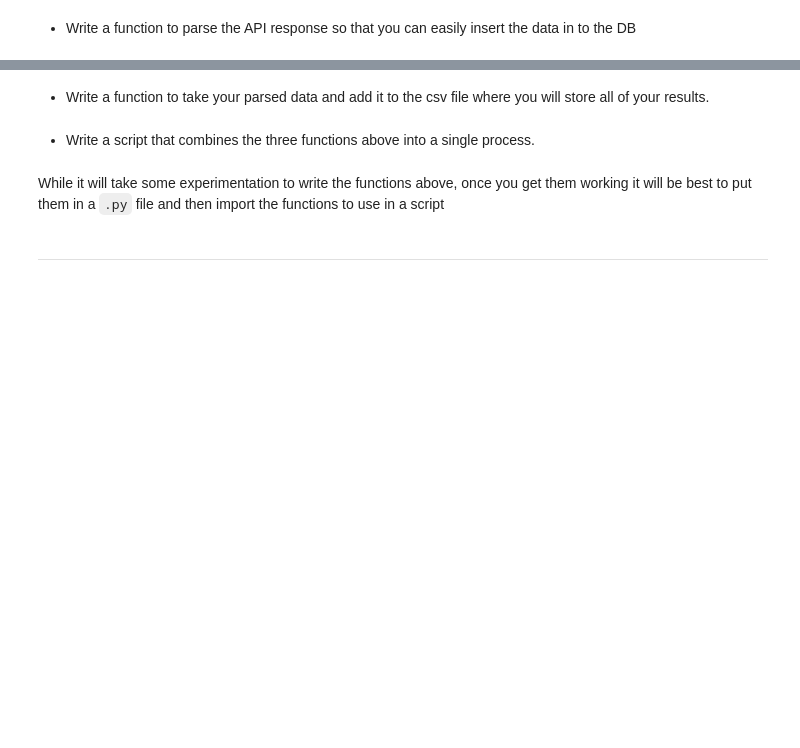
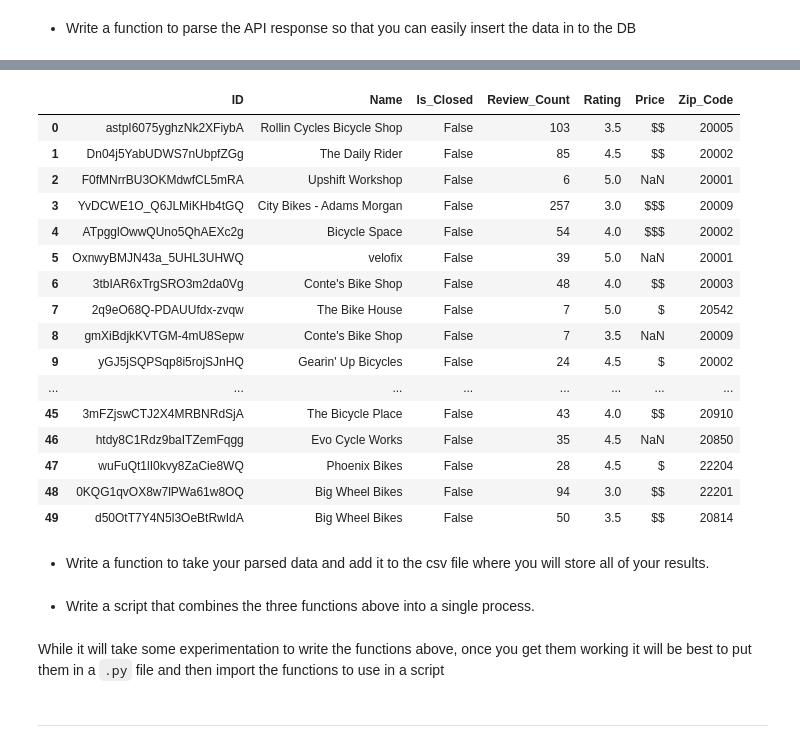
Before and after one commit to AdamCumurcu/ds-east-042621-lectures, a Jupyter notebook: Phase_1/phase-1-project-yelp/Data_Acquisition_Process.ipynb, the cells around one changed output, grey strips where cells are left out. Saved outputs shown, nothing was run; the diff lists cells and outputs as text; code cells hidden in the pictures; blank space fills up the shorter version.

```diff
--- a/Phase_1/phase-1-project-yelp/Data_Acquisition_Process.ipynb
+++ b/Phase_1/phase-1-project-yelp/Data_Acquisition_Process.ipynb
@@ -29,6 +107,2 @@ def yelp_call(url_params, api_key):
 # %% [markdown]
 - Write a function to parse the API response so that you can easily insert the data in to the DB
-# %%
-def parse_results(results):
-    # your code to parse the result to make them easier to insert into the DB
-    return parsed_results
@@ -34,0 +117,17 @@ def parse_results(results):
+# %%
+def parse_results(results):
+    # your code to parse the result to make them easier to insert into the DB
+    results = results.json()['businesses']
+    parsed_data = []
+    for business in results:
+        if 'price' not in business:
+            biz_info = (business['id'], business['name'], business['is_closed'],
+                business['review_count'], business['rating'], 'NaN',
+                business['location']['zip_code'])
+            parsed_data.append(biz_info)
+        else:
+            biz_info = (business['id'], business['name'], business['is_closed'],
+                business['review_count'], business['rating'], business['price'],
+                business['location']['zip_code'])
+            parsed_data.append(biz_info)
+    return parsed_data
@@ -35,2 +155,25 @@ def parse_results(results):
+# %%
+bike_df = pd.DataFrame(parsed_results, columns = ('ID', 'Name', 'Is_Closed',
+                                           'Review_Count', 'Rating', 'Price',
+                                           'Zip_Code'))
+bike_df
+# %% [output]
+|  | ID | Name | Is_Closed | Review_Count | Rating | Price | Zip_Code |
+| 0 | astpI6075yghzNk2XFiybA | Rollin Cycles Bicycle Shop | False | 103 | 3.5 | $$ | 20005 |
+| 1 | Dn04j5YabUDWS7nUbpfZGg | The Daily Rider | False | 85 | 4.5 | $$ | 20002 |
+| 2 | F0fMNrrBU3OKMdwfCL5mRA | Upshift Workshop | False | 6 | 5.0 | NaN | 20001 |
+| 3 | YvDCWE1O_Q6JLMiKHb4tGQ | City Bikes - Adams Morgan | False | 257 | 3.0 | $$$ | 20009 |
+| 4 | ATpgglOwwQUno5QhAEXc2g | Bicycle Space | False | 54 | 4.0 | $$$ | 20002 |
+| 5 | OxnwyBMJN43a_5UHL3UHWQ | velofix | False | 39 | 5.0 | NaN | 20001 |
+| 6 | 3tbIAR6xTrgSRO3m2da0Vg | Conte's Bike Shop | False | 48 | 4.0 | $$ | 20003 |
+| 7 | 2q9eO68Q-PDAUUfdx-zvqw | The Bike House | False | 7 | 5.0 | $ | 20542 |
+| 8 | gmXiBdjkKVTGM-4mU8Sepw | Conte's Bike Shop | False | 7 | 3.5 | NaN | 20009 |
+| 9 | yGJ5jSQPSqp8i5rojSJnHQ | Gearin' Up Bicycles | False | 24 | 4.5 | $ | 20002 |
+| ... | ... | ... | ... | ... | ... | ... | ... |
+| 45 | 3mFZjswCTJ2X4MRBNRdSjA | The Bicycle Place | False | 43 | 4.0 | $$ | 20910 |
+| 46 | htdy8C1Rdz9baITZemFqgg | Evo Cycle Works | False | 35 | 4.5 | NaN | 20850 |
+| 47 | wuFuQt1lI0kvy8ZaCie8WQ | Phoenix Bikes | False | 28 | 4.5 | $ | 22204 |
+| 48 | 0KQG1qvOX8w7lPWa61w8OQ | Big Wheel Bikes | False | 94 | 3.0 | $$ | 22201 |
+| 49 | d50OtT7Y4N5l3OeBtRwIdA | Big Wheel Bikes | False | 50 | 3.5 | $$ | 20814 |
 # %% [markdown]
 - Write a function to take your parsed data and add it to the csv file where you will store all of your results.
```
Also changed, not shown: parts of 59 cells of this notebook, 7 other files.
